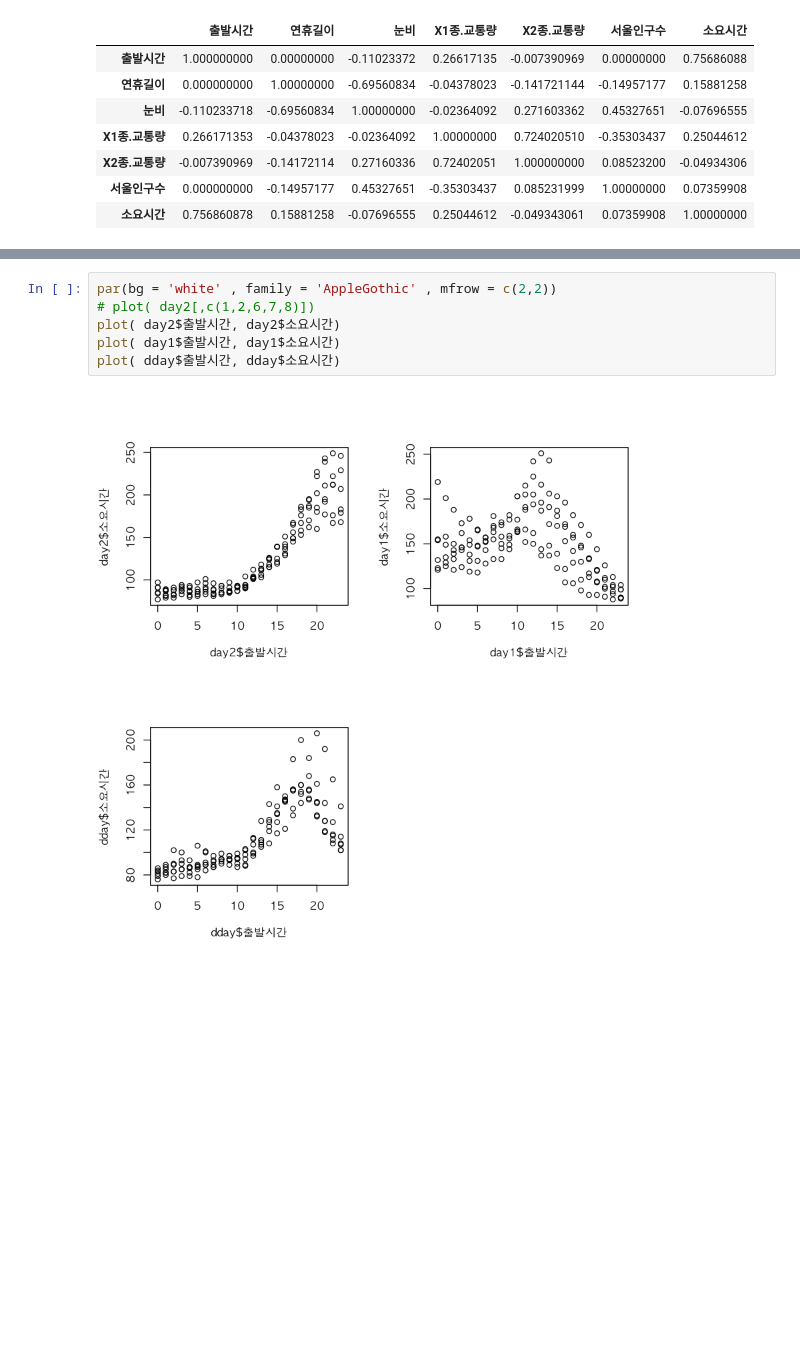
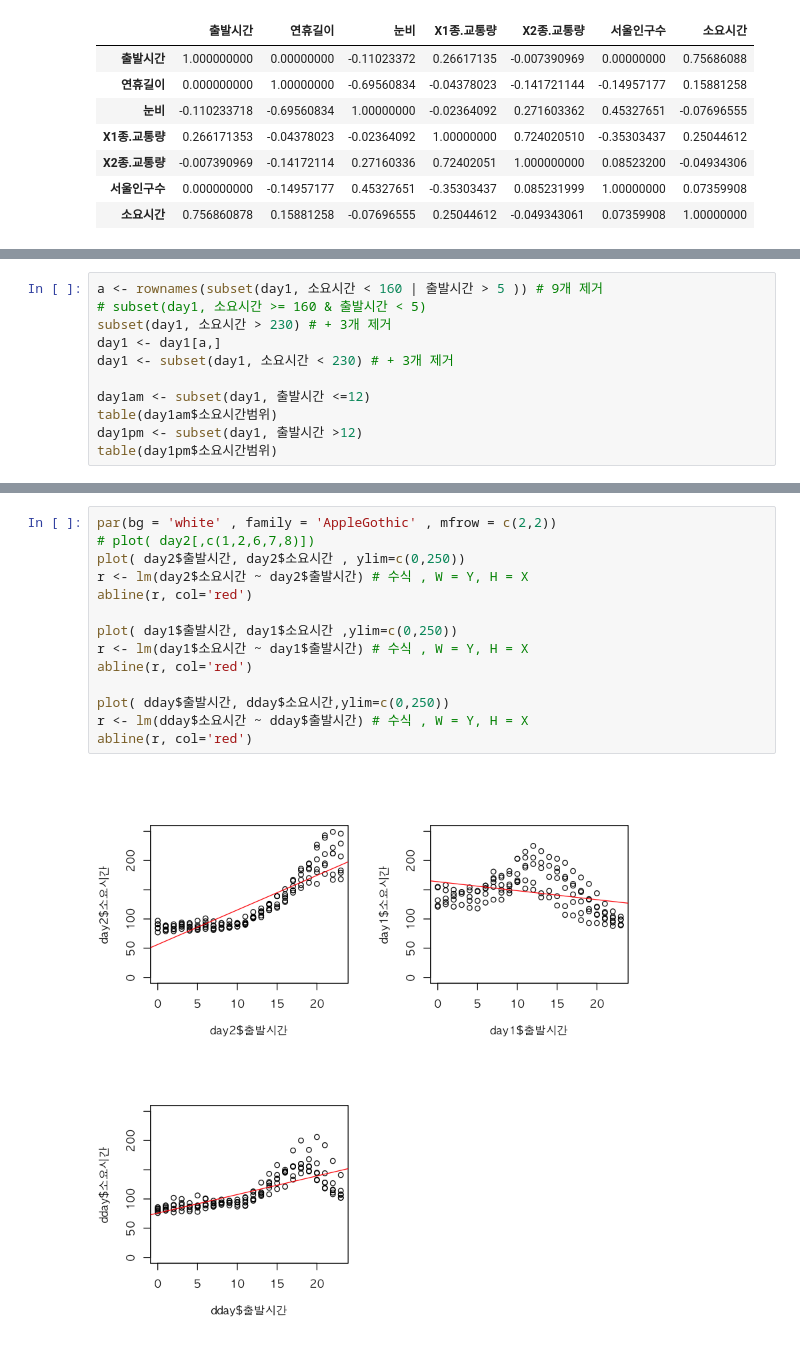
Before and after one commit to monargent0/TJRrrClass, a Jupyter notebook: 교통량.ipynb, the cells around one changed output, grey strips where cells are left out. Saved outputs shown, nothing was run; the diff lists cells and outputs as text; blank space fills up the shorter version.

```diff
--- a/교통량.ipynb
+++ b/교통량.ipynb
@@ -1772,0 +1747,11 @@ cor(iris[-5])
+# %%
+a <- rownames(subset(day1, 소요시간 < 160 | 출발시간 > 5 )) # 9개 제거
+# subset(day1, 소요시간 >= 160 & 출발시간 < 5)
+subset(day1, 소요시간 > 230) # + 3개 제거
+day1 <- day1[a,]
+day1 <- subset(day1, 소요시간 < 230) # + 3개 제거
+
+day1am <- subset(day1, 출발시간 <=12)
+table(day1am$소요시간범위)
+day1pm <- subset(day1, 출발시간 >12)
+table(day1pm$소요시간범위)
@@ -1773,8 +2026,16 @@ cor(iris[-5])
 # %%
 par(bg = 'white' , family = 'AppleGothic' , mfrow = c(2,2))
 # plot( day2[,c(1,2,6,7,8)])
-plot( day2$출발시간, day2$소요시간)
-plot( day1$출발시간, day1$소요시간)
-plot( dday$출발시간, dday$소요시간)
+plot( day2$출발시간, day2$소요시간 , ylim=c(0,250))
+r <- lm(day2$소요시간 ~ day2$출발시간) # 수식 , W = Y, H = X
+abline(r, col='red')
+
+plot( day1$출발시간, day1$소요시간 ,ylim=c(0,250))
+r <- lm(day1$소요시간 ~ day1$출발시간) # 수식 , W = Y, H = X
+abline(r, col='red')
+
+plot( dday$출발시간, dday$소요시간,ylim=c(0,250))
+r <- lm(dday$소요시간 ~ dday$출발시간) # 수식 , W = Y, H = X
+abline(r, col='red')
 # %% [output]
-[figure, old version]
+[figure, new version]
```
Also changed, not shown: parts of 14 cells of this notebook, 5 other files.
